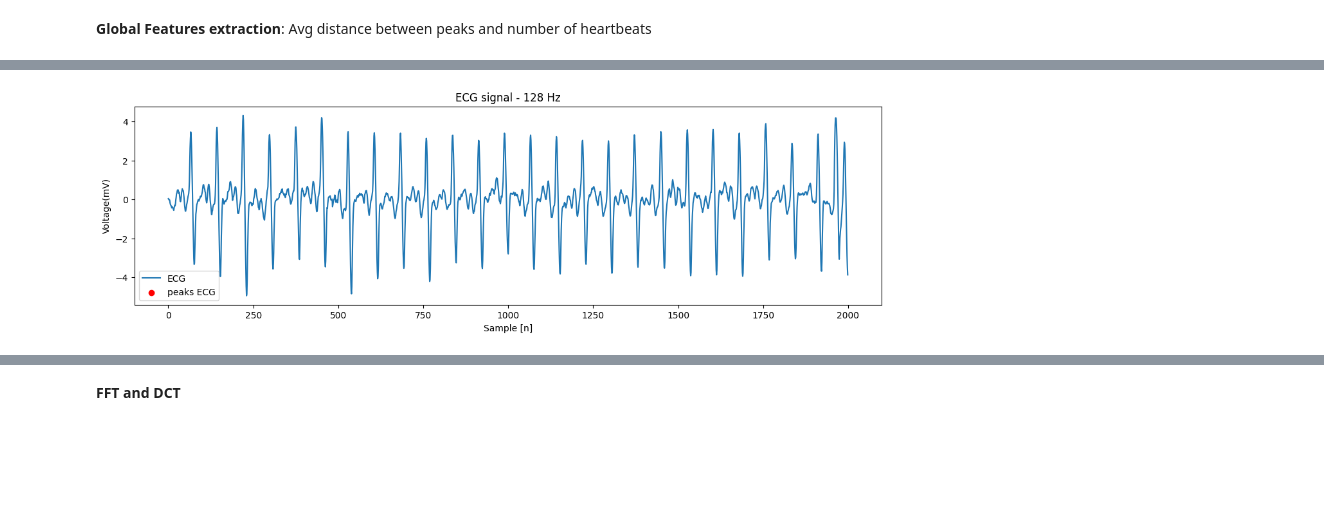
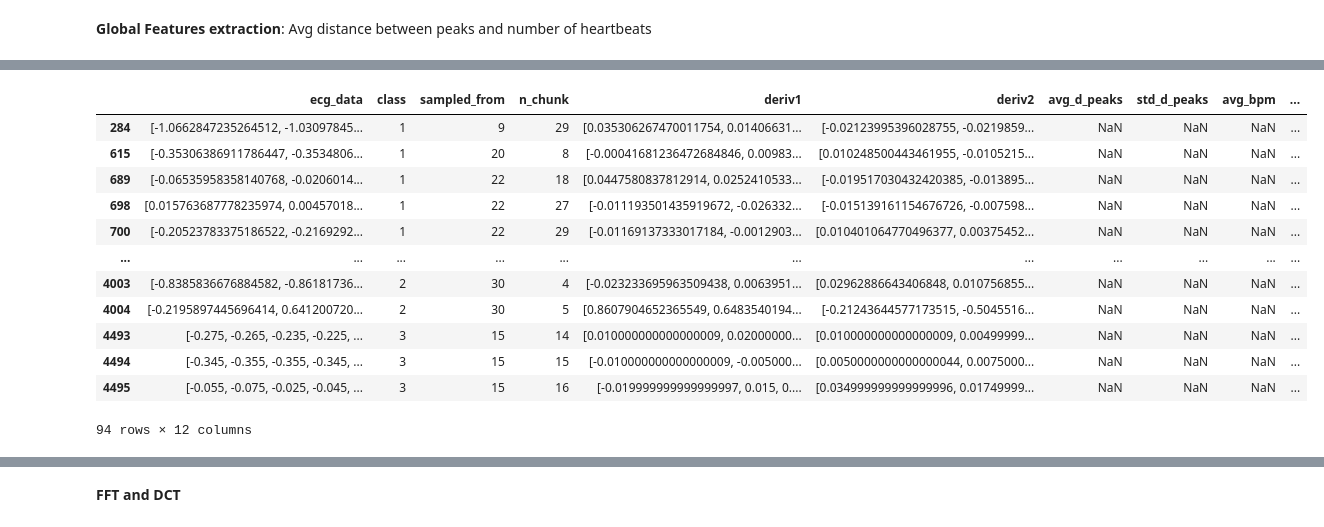
Before and after one commit to Javimh18/RESPT, a Jupyter notebook: Part-I/Lab3/lab3.ipynb, the cells around one changed output, grey strips where cells are left out. Cells and saved outputs as stored; diff of their text form; code cells hidden in the pictures; blank space fills up the shorter version.

```diff
--- a/Part-I/Lab3/lab3.ipynb
+++ b/Part-I/Lab3/lab3.ipynb
@@ -217,37 +185,0 @@ plt.plot(v,peak_filter, label='ECG')
-# %%
-# linear spaced vector between 0.5 pi and 1.5 pi
-v = np.linspace(0.5 * np.pi, 1.5 * np.pi, 15)
-
-# create sine filter for approximating QRS feature
-peak_filter = 2*np.sin(v)
-
-# compute cross correlation between ecg and the sine filter
-stacked_data_sample = np.correlate(stacked_data[:][IDX_SAMPLE], peak_filter, mode="same")
-peaks_idx, _ = find_peaks(stacked_data_sample[:], height=5)
-plt.figure(figsize=(15, 4))
-plt.plot(sample_n, stacked_data_sample[:], label='ECG')
-plt.scatter(peaks_idx,stacked_data_sample[:][peaks_idx], color='red',label='peaks ECG')
-plt.title('ECG signal - 128 Hz')
-plt.xlabel("Sample [n]")
-plt.ylabel("Voltage(mV)")
-plt.legend()
-plt.show()
-# %% [output]
-[figure, removed]
-# %%
-HEIGHT_OF_PEAK = 4
-
-def avg_d_between_peaks(x):
-    x_corr = np.correlate(x, peak_filter, mode="same")
-    # compute cross correlation between ecg and the sine filter
-    peaks_idx, _ = find_peaks(x_corr,height=HEIGHT_OF_PEAK)
-    return np.mean(np.diff(peaks_idx))
-
-def compute_bpm(x):
-    x_corr = np.correlate(x, peak_filter, mode="same")
-    # compute cross correlation between ecg and the sine filter
-    peaks_idx, _ = find_peaks(x_corr,height=HEIGHT_OF_PEAK)
-    rr = np.diff(peaks_idx)
-    beat_period = np.mean(rr)/F_SAMPLING
-    bpm = BPM_2_1HZ/beat_period
-    return bpm
@@ -256,0 +186,8 @@ avg_bpm = np.apply_along_axis(compute_bpm, 1, stacked_data)
+# %%
+from sklearn.preprocessing import StandardScaler,MinMaxScaler
+
+stacked_data = np.stack(df_ecg_data['ecg_data'])
+
+scaler = StandardScaler()
+scaler.fit(stacked_data)
+stacked_data_t = scaler.transform(stacked_data)
@@ -257,3 +288,16 @@ avg_bpm = np.apply_along_axis(compute_bpm, 1, stacked_data)
 # %%
-df_ecg_data['avg_d_peaks'] = avg_d
-df_ecg_data['bpm'] = avg_bpm
+df_ecg_data[df_ecg_data['avg_bpm'].isna()]
+# %% [output]
+|  | ecg_data | class | sampled_from | n_chunk | deriv1 | deriv2 | avg_d_peaks | std_d_peaks | avg_bpm | ... |
+| 284 | [-1.0662847235264512, -1.03097845... | 1 | 9 | 29 | [0.035306267470011754, 0.01406631... | [-0.02123995396028755, -0.0219859... | NaN | NaN | NaN | ... |
+| 615 | [-0.35306386911786447, -0.3534806... | 1 | 20 | 8 | [-0.00041681236472684846, 0.00983... | [0.010248500443461955, -0.0105215... | NaN | NaN | NaN | ... |
+| 689 | [-0.06535958358140768, -0.0206014... | 1 | 22 | 18 | [0.0447580837812914, 0.0252410533... | [-0.019517030432420385, -0.013895... | NaN | NaN | NaN | ... |
+| 698 | [0.015763687778235974, 0.00457018... | 1 | 22 | 27 | [-0.011193501435919672, -0.026332... | [-0.015139161154676726, -0.007598... | NaN | NaN | NaN | ... |
+| 700 | [-0.20523783375186522, -0.2169292... | 1 | 22 | 29 | [-0.01169137333017184, -0.0012903... | [0.010401064770496377, 0.00375452... | NaN | NaN | NaN | ... |
+| ... | ... | ... | ... | ... | ... | ... | ... | ... | ... | ... |
+| 4003 | [-0.8385836676884582, -0.86181736... | 2 | 30 | 4 | [-0.023233695963509438, 0.0063951... | [0.02962886643406848, 0.010756855... | NaN | NaN | NaN | ... |
+| 4004 | [-0.2195897445696414, 0.641200720... | 2 | 30 | 5 | [0.8607904652365549, 0.6483540194... | [-0.21243644577173515, -0.5045516... | NaN | NaN | NaN | ... |
+| 4493 | [-0.275, -0.265, -0.235, -0.225, ... | 3 | 15 | 14 | [0.010000000000000009, 0.02000000... | [0.010000000000000009, 0.00499999... | NaN | NaN | NaN | ... |
+| 4494 | [-0.345, -0.355, -0.355, -0.345, ... | 3 | 15 | 15 | [-0.010000000000000009, -0.005000... | [0.0050000000000000044, 0.0075000... | NaN | NaN | NaN | ... |
+| 4495 | [-0.055, -0.075, -0.025, -0.045, ... | 3 | 15 | 16 | [-0.019999999999999997, 0.015, 0.... | [0.034999999999999996, 0.01749999... | NaN | NaN | NaN | ... |
+94 rows × 12 columns
```
Also changed, not shown: parts of 16 cells of this notebook.
